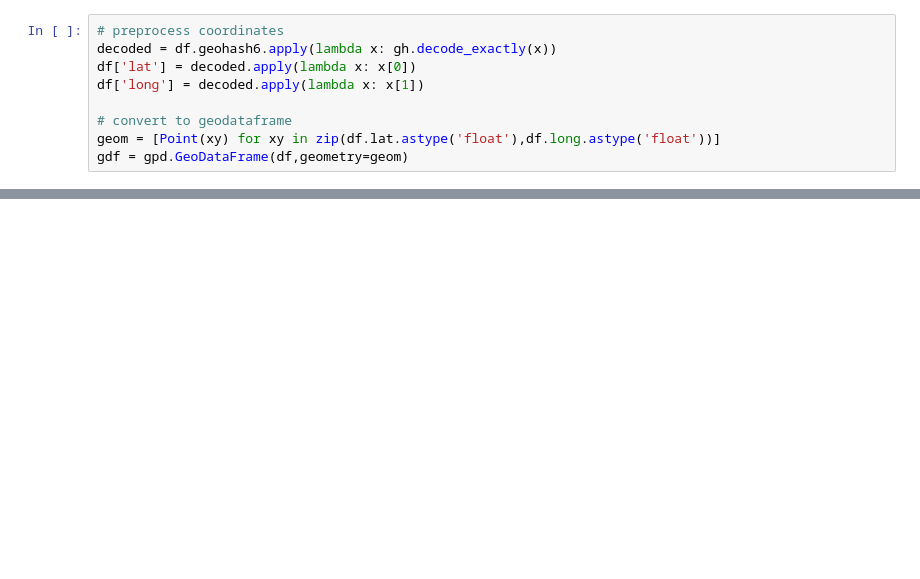
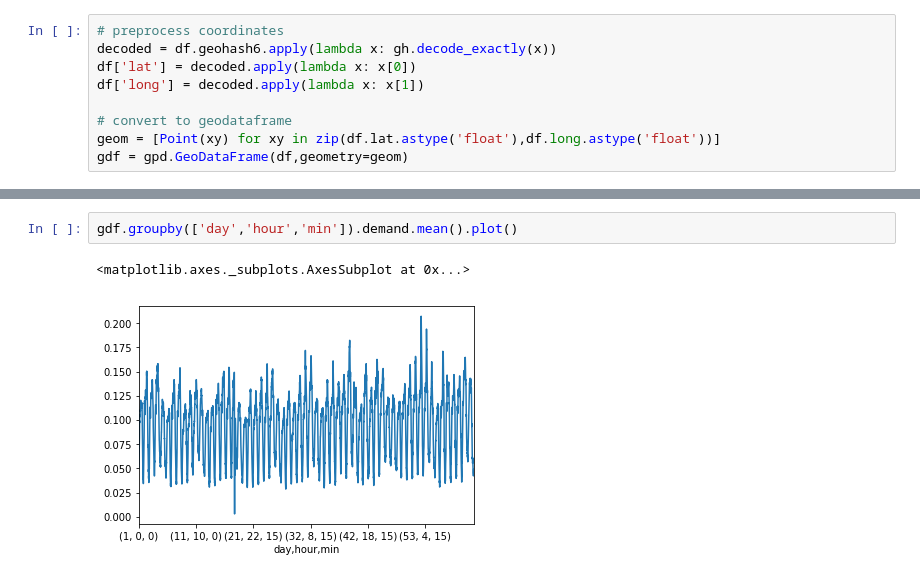
Before and after one commit to tropicalmentat/aiforsea, a Jupyter notebook: notebooks/preprocess_and_explore.ipynb, the cells around one changed output, grey strips where cells are left out. Cells and saved outputs as stored; diff of their text form; blank space fills up the shorter version.

```diff
--- a/notebooks/preprocess_and_explore.ipynb
+++ b/notebooks/preprocess_and_explore.ipynb
@@ -77,0 +83,5 @@ m
+# %%
+gdf.groupby(['day','hour','min']).demand.mean().plot()
+# %% [output]
+<matplotlib.axes._subplots.AxesSubplot at 0x...>
+[figure, added]
```
Also changed, not shown: parts of 8 cells of this notebook, 1 other file.
